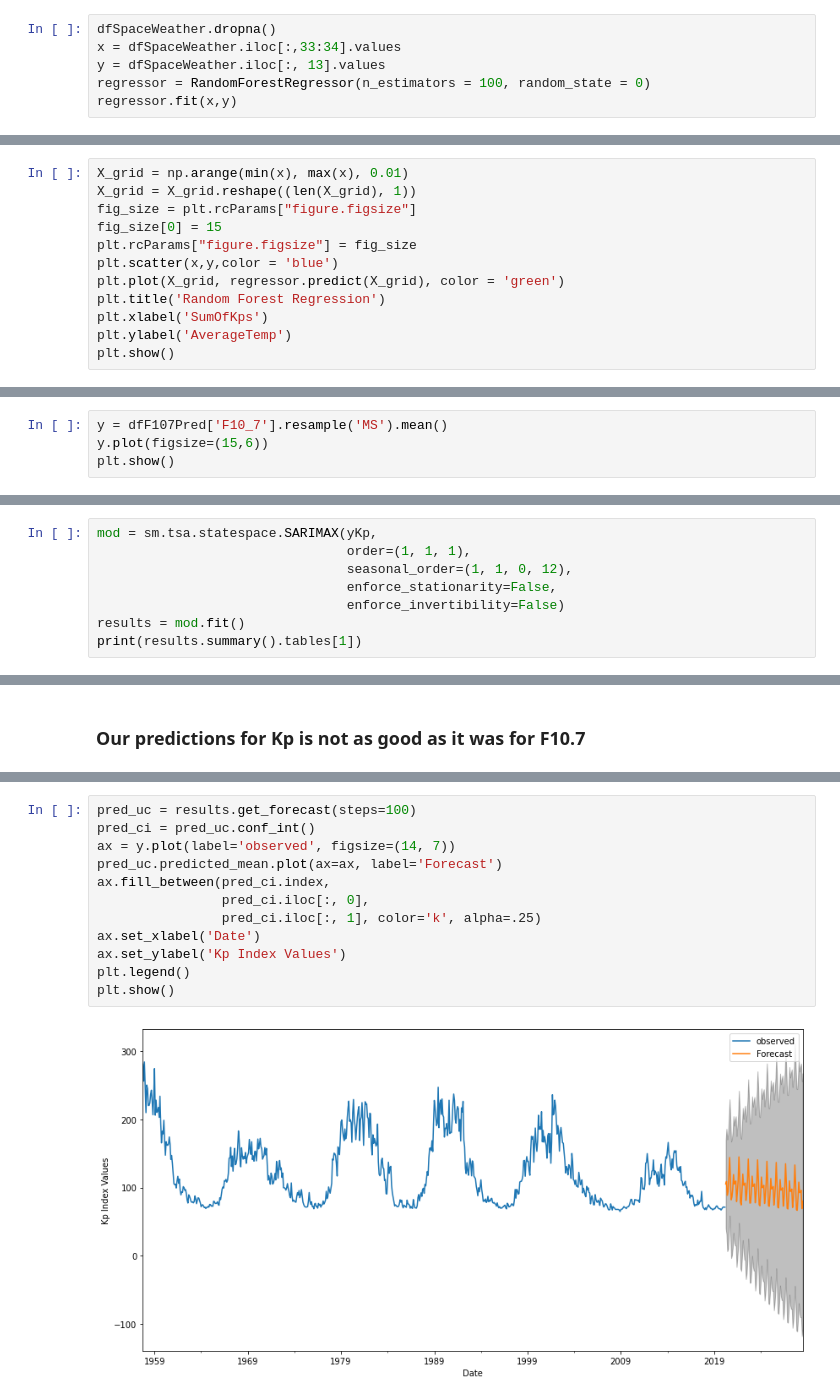
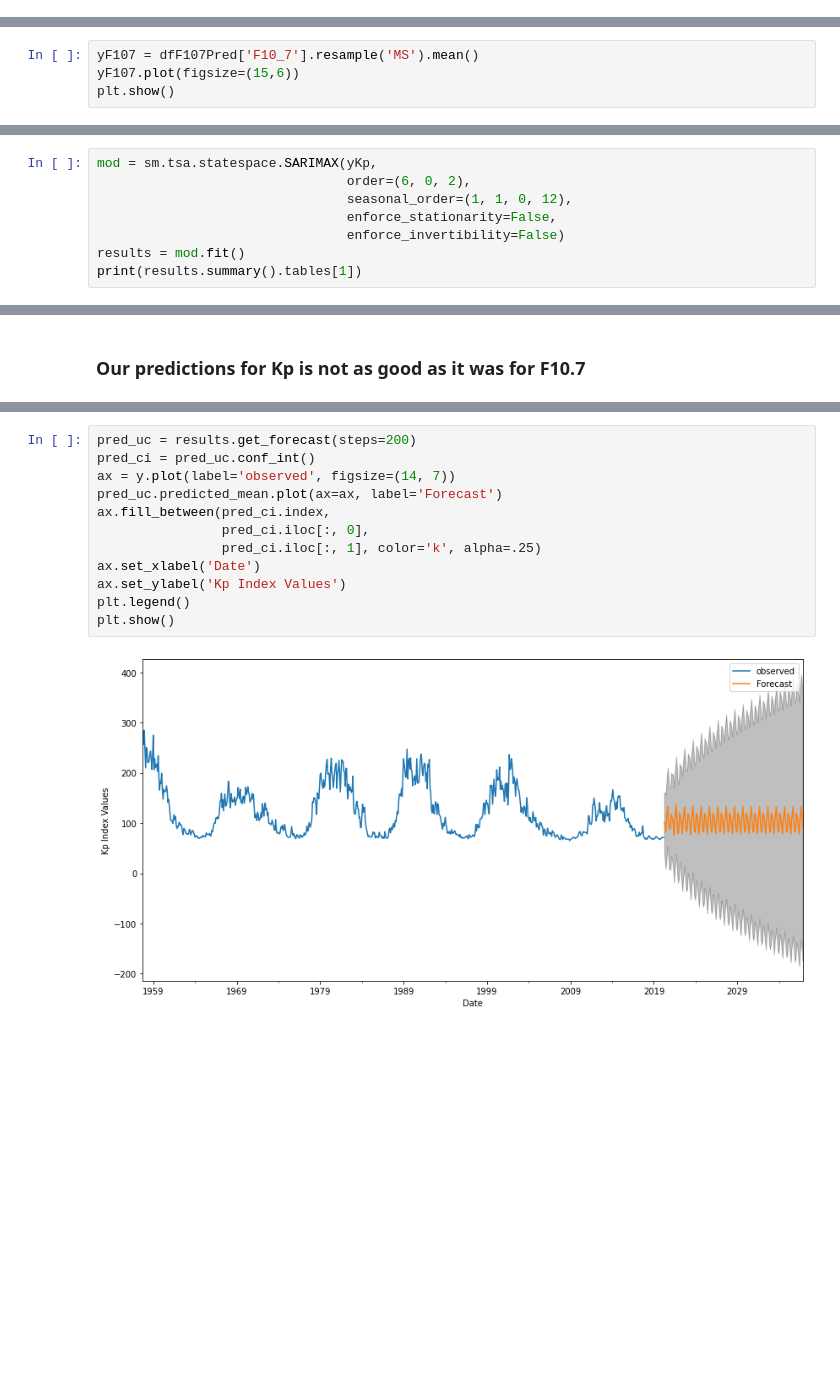
Before and after one commit to heatherholcomb/EffectsOfSpaceWeather, a Jupyter notebook: EffectsOfSpaceWeather_Predictions.ipynb, the cells around one changed output, grey strips where cells are left out. Cells and saved outputs as stored; diff of their text form; blank space fills up the shorter version.

```diff
--- a/EffectsOfSpaceWeather_Predictions.ipynb
+++ b/EffectsOfSpaceWeather_Predictions.ipynb
@@ -272,6 +271,0 @@ plt.show()
-# %%
-dfSpaceWeather.dropna()
-x = dfSpaceWeather.iloc[:,33:34].values
-y = dfSpaceWeather.iloc[:, 13].values
-regressor = RandomForestRegressor(n_estimators = 100, random_state = 0)
-regressor.fit(x,y)
@@ -286,12 +271,0 @@ RandomForestRegressor(bootstrap=True, ccp_alpha=0.0, criterion='mse',
-# %%
-X_grid = np.arange(min(x), max(x), 0.01)
-X_grid = X_grid.reshape((len(X_grid), 1))
-fig_size = plt.rcParams["figure.figsize"]
-fig_size[0] = 15
-plt.rcParams["figure.figsize"] = fig_size
-plt.scatter(x,y,color = 'blue')
-plt.plot(X_grid, regressor.predict(X_grid), color = 'green')
-plt.title('Random Forest Regression')
-plt.xlabel('SumOfKps')
-plt.ylabel('AverageTemp')
-plt.show()
@@ -487,8 +459,8 @@ dfF107Pred
 | 2020-03-11 | 2545 | 11 | 13 | 13 | 13 | 13 | ... |
 22808 rows × 30 columns
 # %%
-y = dfF107Pred['F10_7'].resample('MS').mean()
-y.plot(figsize=(15,6))
+yF107 = dfF107Pred['F10_7'].resample('MS').mean()
+yF107.plot(figsize=(15,6))
 plt.show()
 # %% [output]
 [figure]
@@ -777,6 +869,6 @@ plt.show()
 # %%
 mod = sm.tsa.statespace.SARIMAX(yKp,
-                                order=(1, 1, 1),
+                                order=(6, 0, 2),
                                 seasonal_order=(1, 1, 0, 12),
                                 enforce_stationarity=False,
                                 enforce_invertibility=False)
@@ -830,14 +945,14 @@ The Root Mean Squared Error of our forecasts is 62.99
 # %%
-pred_uc = results.get_forecast(steps=100)
+pred_uc = results.get_forecast(steps=200)
 pred_ci = pred_uc.conf_int()
 ax = y.plot(label='observed', figsize=(14, 7))
 pred_uc.predicted_mean.plot(ax=ax, label='Forecast')
 ax.fill_between(pred_ci.index,
                 pred_ci.iloc[:, 0],
                 pred_ci.iloc[:, 1], color='k', alpha=.25)
 ax.set_xlabel('Date')
 ax.set_ylabel('Kp Index Values')
 plt.legend()
 plt.show()
 # %% [output]
-[figure, old version]
+[figure, new version]
```
Also changed, not shown: parts of 62 cells of this notebook.
